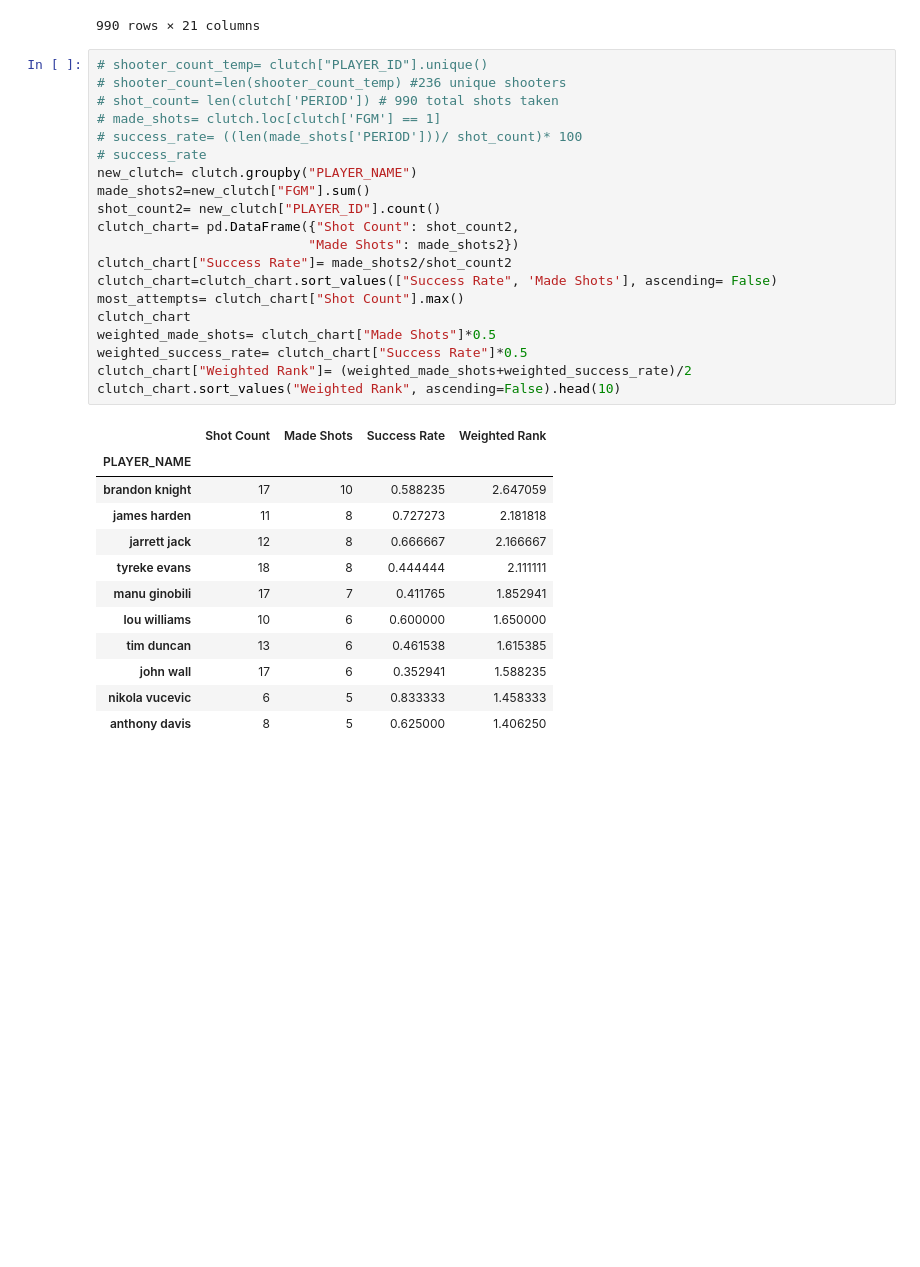
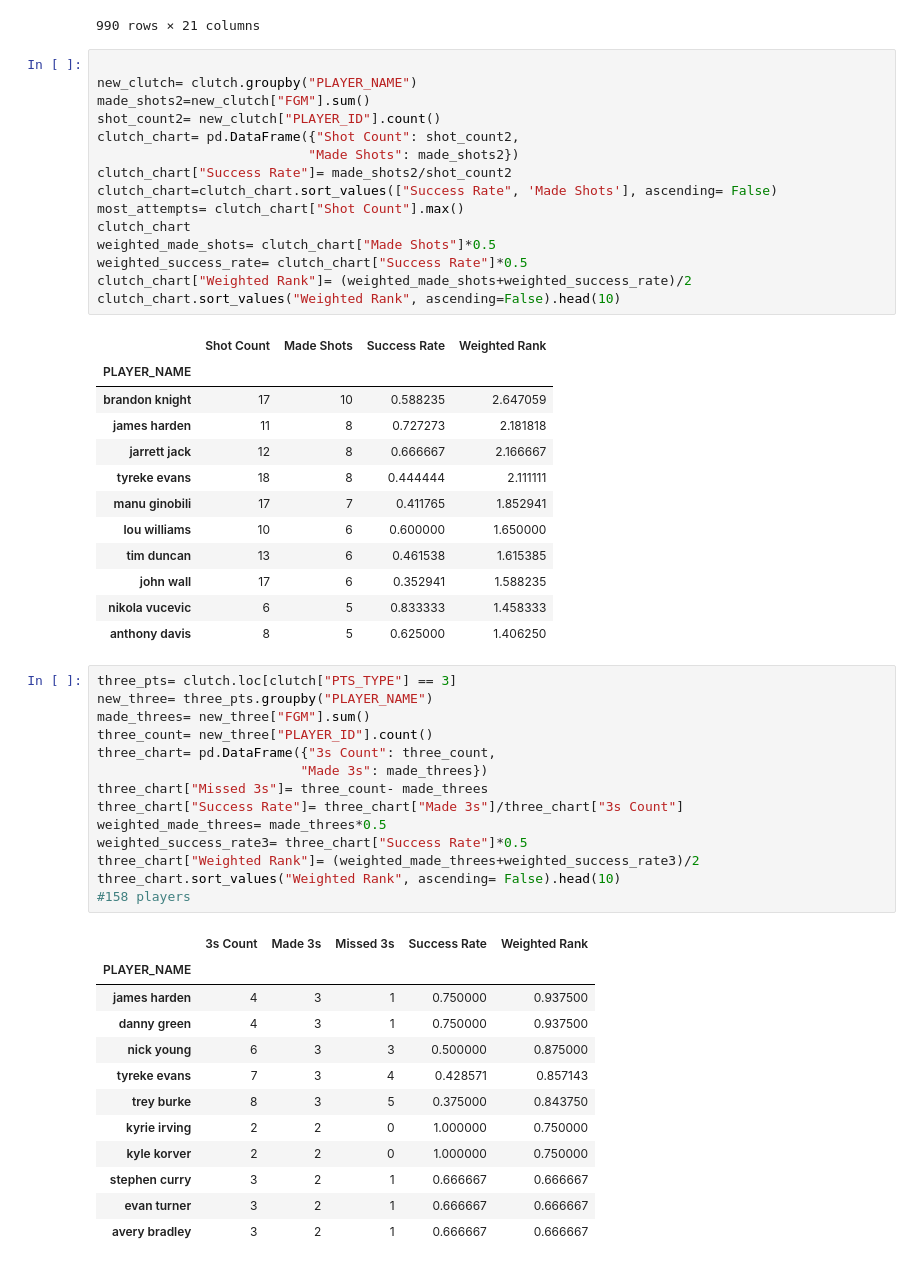
Before and after one commit to briennecole/NBA_Shot_Analysis, a Jupyter notebook: Clutch_Analysis.ipynb, the cells around one changed output. Drawn from its saved outputs; the diff is of its cells as text; blank space fills up the shorter version.

```diff
--- a/Clutch_Analysis.ipynb
+++ b/Clutch_Analysis.ipynb
@@ -36,12 +36,7 @@ clutch
 | 127983 | 21400178 | W | 2 | 11 | 3 | 0:12 | 4.3 | 2.7 | 2 | ... |
 990 rows × 21 columns
 # %%
-# shooter_count_temp= clutch["PLAYER_ID"].unique()
-# shooter_count=len(shooter_count_temp) #236 unique shooters
-# shot_count= len(clutch['PERIOD']) # 990 total shots taken
-# made_shots= clutch.loc[clutch['FGM'] == 1]
-# success_rate= ((len(made_shots['PERIOD']))/ shot_count)* 100
-# success_rate
+
 new_clutch= clutch.groupby("PLAYER_NAME")
 made_shots2=new_clutch["FGM"].sum()
 shot_count2= new_clutch["PLAYER_ID"].count()
@@ -68,3 +63,30 @@ clutch_chart.sort_values("Weighted Rank", ascending=False).head(10)
 | john wall | 17 | 6 | 0.352941 | 1.588235 |
 | nikola vucevic | 6 | 5 | 0.833333 | 1.458333 |
 | anthony davis | 8 | 5 | 0.625000 | 1.406250 |
+# %%
+three_pts= clutch.loc[clutch["PTS_TYPE"] == 3]
+new_three= three_pts.groupby("PLAYER_NAME")
+made_threes= new_three["FGM"].sum()
+three_count= new_three["PLAYER_ID"].count()
+three_chart= pd.DataFrame({"3s Count": three_count,
+                          "Made 3s": made_threes})
+three_chart["Missed 3s"]= three_count- made_threes
+three_chart["Success Rate"]= three_chart["Made 3s"]/three_chart["3s Count"]
+weighted_made_threes= made_threes*0.5
+weighted_success_rate3= three_chart["Success Rate"]*0.5
+three_chart["Weighted Rank"]= (weighted_made_threes+weighted_success_rate3)/2
+three_chart.sort_values("Weighted Rank", ascending= False).head(10)
+#158 players
+# %% [output]
+|  | 3s Count | Made 3s | Missed 3s | Success Rate | Weighted Rank |
+| PLAYER_NAME |  |  |  |  |  |
+| james harden | 4 | 3 | 1 | 0.750000 | 0.937500 |
+| danny green | 4 | 3 | 1 | 0.750000 | 0.937500 |
+| nick young | 6 | 3 | 3 | 0.500000 | 0.875000 |
+| tyreke evans | 7 | 3 | 4 | 0.428571 | 0.857143 |
+| trey burke | 8 | 3 | 5 | 0.375000 | 0.843750 |
+| kyrie irving | 2 | 2 | 0 | 1.000000 | 0.750000 |
+| kyle korver | 2 | 2 | 0 | 1.000000 | 0.750000 |
+| stephen curry | 3 | 2 | 1 | 0.666667 | 0.666667 |
+| evan turner | 3 | 2 | 1 | 0.666667 | 0.666667 |
+| avery bradley | 3 | 2 | 1 | 0.666667 | 0.666667 |
```
Also changed, not shown: parts of 4 cells of this notebook, 5 other files.
